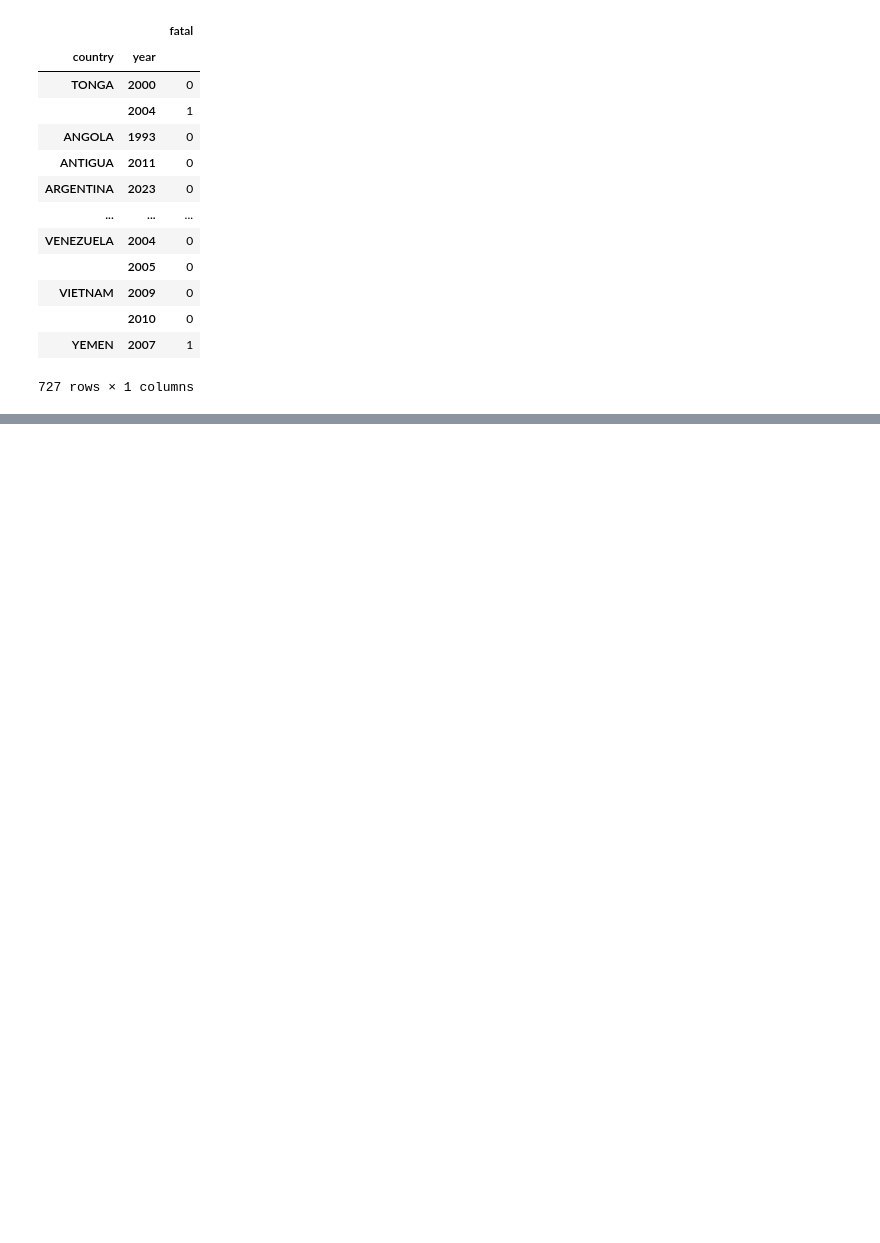
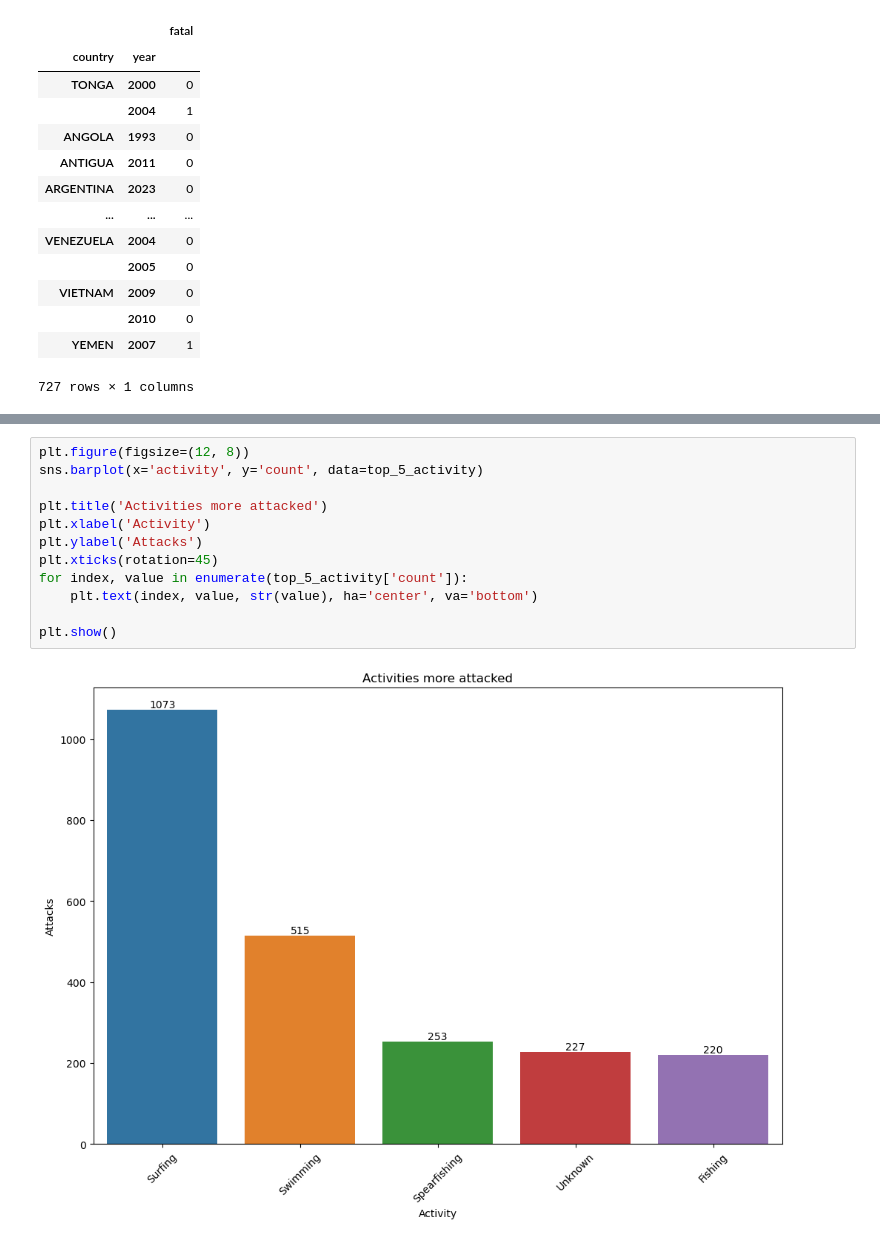
Before and after one commit to harimrys/Project-Shark-Attack-G1, a Jupyter notebook: main.ipynb, the cells around one changed output, grey strips where cells are left out. Drawn from its saved outputs; the diff is of its cells as text; blank space fills up the shorter version.

```diff
--- a/main.ipynb
+++ b/main.ipynb
@@ -274,0 +280,14 @@ plt.show()
+# %%
+plt.figure(figsize=(12, 8))
+sns.barplot(x='activity', y='count', data=top_5_activity)
+
+plt.title('Activities more attacked')
+plt.xlabel('Activity')
+plt.ylabel('Attacks')
+plt.xticks(rotation=45)
+for index, value in enumerate(top_5_activity['count']):
+    plt.text(index, value, str(value), ha='center', va='bottom')
+
+plt.show()
+# %% [output]
+[figure, added]
```
Also changed, not shown: parts of 5 cells of this notebook.
